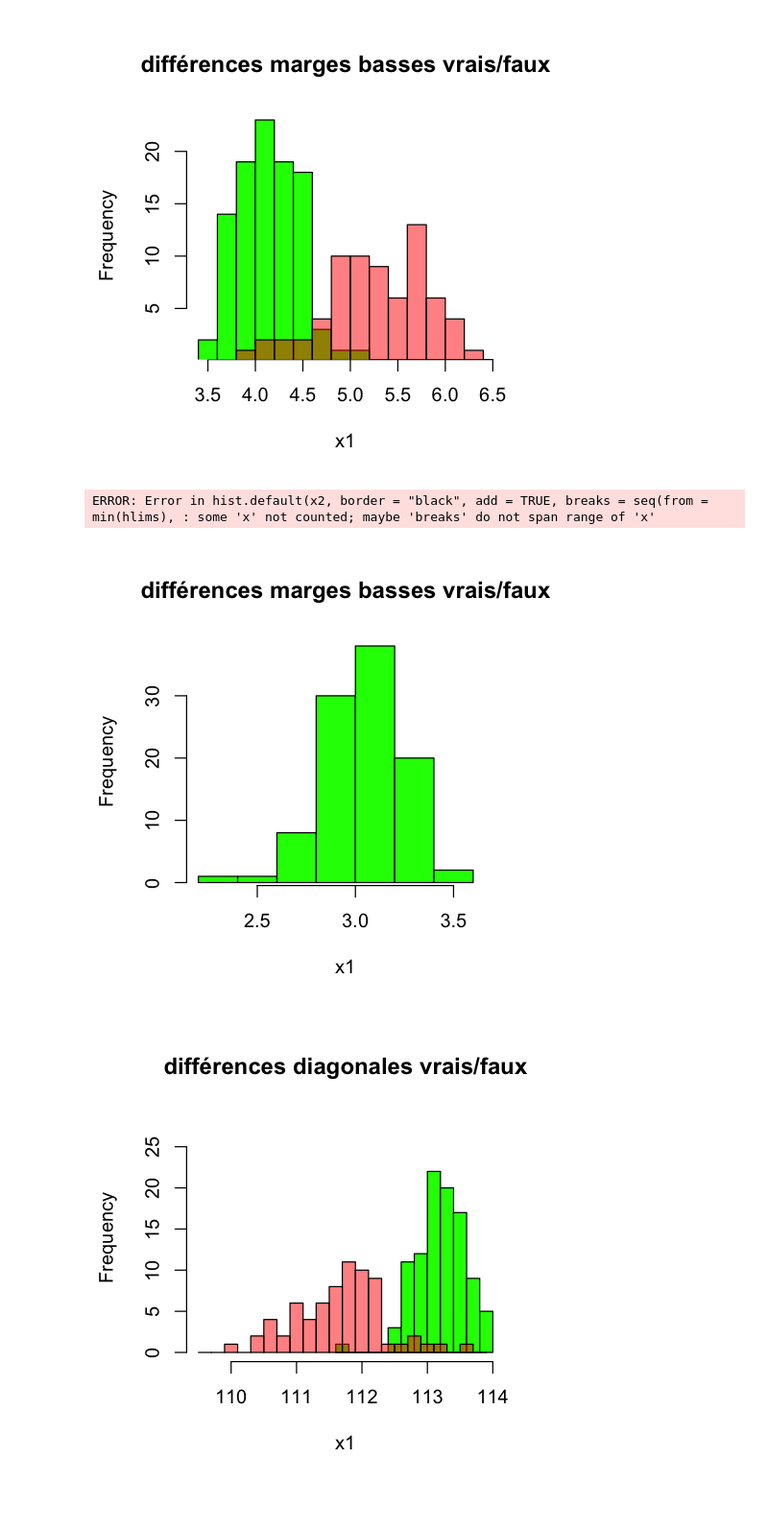
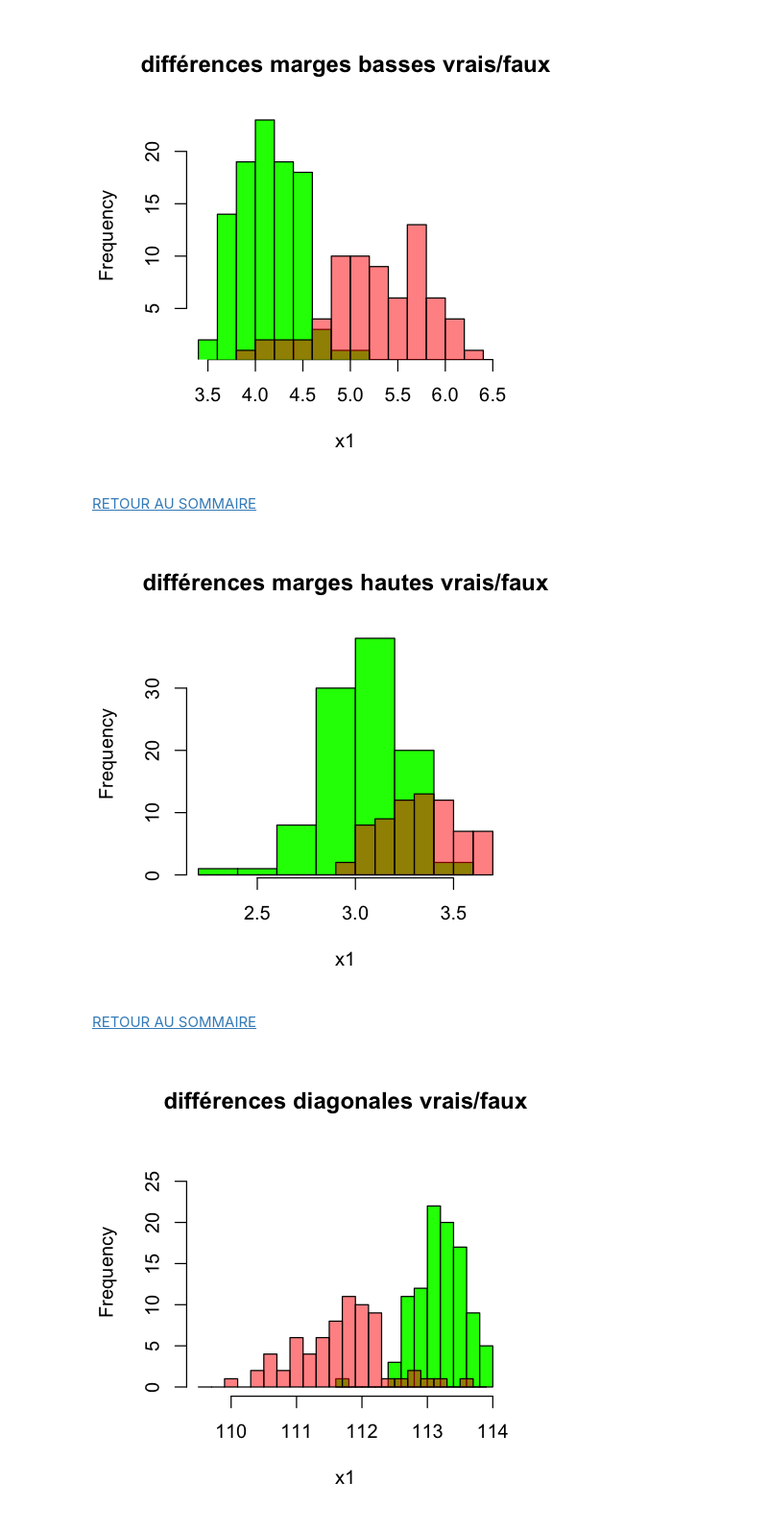
Before and after one commit to chuotdelongchamp/OCR_DATA_ANALYST_PROJET_6, a Jupyter notebook: Projet 6.ipynb, the cells around one changed output. Shown at 96% size. Cells and saved outputs as stored; diff of their text form; code cells hidden in the pictures.

```diff
--- a/Projet 6.ipynb
+++ b/Projet 6.ipynb
@@ -217,29 +204,31 @@ hist(x2, border="black", add=TRUE,
+# %% [markdown]
+<a href='#sommaire'>RETOUR AU SOMMAIRE</a>
+<a id='diff4'></a>
 # %%
 x1 <- df_real$margin_up
 x2 <- df_fake$margin_up
 
 ## Histogrammes non-imprimés :
 bp1 <- hist(x1, plot=FALSE)
 bp2 <- hist(x2, plot=FALSE)
 
 ## Calcul de minima/maxima :
 hlims <- range(c(bp1$breaks, bp2$breaks))
 vlims <- range(c(bp1$counts, bp2$counts))
 
 ## Couleurs de remplissage, dont une avec ajout de transparence :
 histcol <- sapply(apply(rbind(col2rgb(c("green", "red"))/255,
                               alpha = c(1, 0.5)), # Première couleur opaque, 50% de transparence pour la seconde.
                         2, as.list),
                   do.call, what = rgb)
 
 ## Création du graphique :
 hist(x1, border="black", xlim=hlims, ylim=vlims,
      col=histcol[1], main="différences marges hautes vrais/faux")
 
 hist(x2, border="black", add=TRUE,
-     breaks=seq(from=min(hlims), to=max(hlims), by=diff(bp1$breaks[1:2])), # ...largeur de classes égale à celle
-                                                                           # du précédent graphique
+     breaks=seq(from=min(hlims), to=max(hlims), by=diff(bp1$breaks[1:2]/2)), # ...largeur de classes /2 pour arriver
+                                                                             # au même écart de 0.1
      col=histcol[2])      # Couleur transparente (en sur-impression).
 # %% [output]
-ERROR: Error in hist.default(x2, border = "black", add = TRUE, breaks = seq(from = min(hlims), : some 'x' not counted; maybe 'breaks' do not span range of 'x'
-[figure, old version]
+[figure, new version]
@@ -248,3 +235,6 @@ ERROR: Error in hist.default(x2, border = "black", add = TRUE, breaks = seq(from
+# %% [markdown]
+<a href='#sommaire'>RETOUR AU SOMMAIRE</a>
+<a id='diff5'></a>
 # %%
 x1 <- df_real$diagonal
 x2 <- df_fake$diagonal
```
Also changed, not shown: parts of 20 cells of this notebook, 1 other file.
